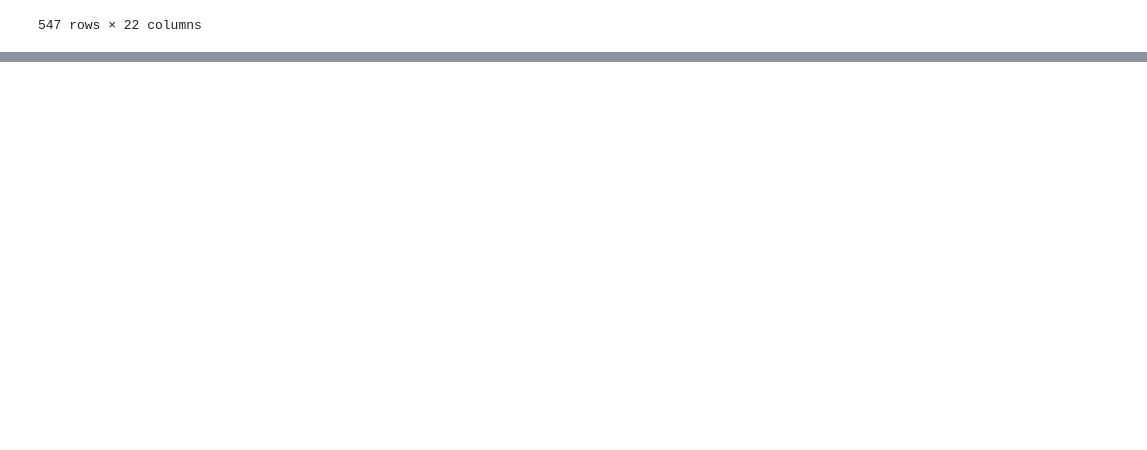
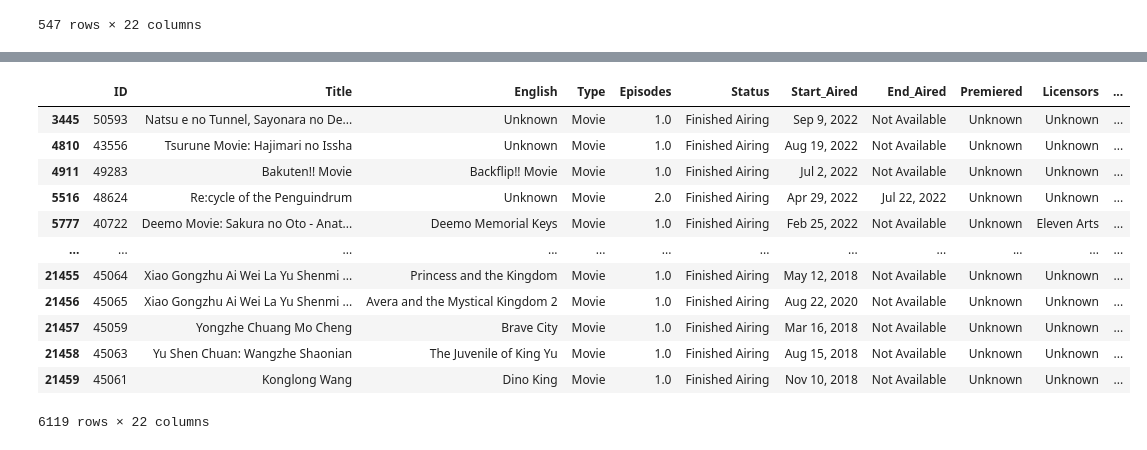
Before and after one commit to Robeliom15/Anime_Top_Ten, a Jupyter notebook: cleaning.ipynb, the cells around one changed output, grey strips where cells are left out. Saved outputs shown, nothing was run; the diff lists cells and outputs as text; code cells hidden in the pictures; blank space fills up the shorter version.

```diff
--- a/cleaning.ipynb
+++ b/cleaning.ipynb
@@ -149,0 +205,2 @@ dtype: int64
+# %%
+a2 = a2.dropna(subset=['Duration_Minutes'])
@@ -149,0 +227,16 @@ dtype: int64
+# %%
+a2.loc[a2.loc[:, "Scored_Users"].isna(), :]
+# %% [output]
+|  | ID | Title | English | Type | Episodes | Status | Start_Aired | End_Aired | Premiered | Licensors | ... |
+| 3445 | 50593 | Natsu e no Tunnel, Sayonara no De... | Unknown | Movie | 1.0 | Finished Airing | Sep 9, 2022 | Not Available | Unknown | Unknown | ... |
+| 4810 | 43556 | Tsurune Movie: Hajimari no Issha | Unknown | Movie | 1.0 | Finished Airing | Aug 19, 2022 | Not Available | Unknown | Unknown | ... |
+| 4911 | 49283 | Bakuten!! Movie | Backflip!! Movie | Movie | 1.0 | Finished Airing | Jul 2, 2022 | Not Available | Unknown | Unknown | ... |
+| 5516 | 48624 | Re:cycle of the Penguindrum | Unknown | Movie | 2.0 | Finished Airing | Apr 29, 2022 | Jul 22, 2022 | Unknown | Unknown | ... |
+| 5777 | 40722 | Deemo Movie: Sakura no Oto - Anat... | Deemo Memorial Keys | Movie | 1.0 | Finished Airing | Feb 25, 2022 | Not Available | Unknown | Eleven Arts | ... |
+| ... | ... | ... | ... | ... | ... | ... | ... | ... | ... | ... | ... |
+| 21455 | 45064 | Xiao Gongzhu Ai Wei La Yu Shenmi ... | Princess and the Kingdom | Movie | 1.0 | Finished Airing | May 12, 2018 | Not Available | Unknown | Unknown | ... |
+| 21456 | 45065 | Xiao Gongzhu Ai Wei La Yu Shenmi ... | Avera and the Mystical Kingdom 2 | Movie | 1.0 | Finished Airing | Aug 22, 2020 | Not Available | Unknown | Unknown | ... |
+| 21457 | 45059 | Yongzhe Chuang Mo Cheng | Brave City | Movie | 1.0 | Finished Airing | Mar 16, 2018 | Not Available | Unknown | Unknown | ... |
+| 21458 | 45063 | Yu Shen Chuan: Wangzhe Shaonian | The Juvenile of King Yu | Movie | 1.0 | Finished Airing | Aug 15, 2018 | Not Available | Unknown | Unknown | ... |
+| 21459 | 45061 | Konglong Wang | Dino King | Movie | 1.0 | Finished Airing | Nov 10, 2018 | Not Available | Unknown | Unknown | ... |
+6119 rows × 22 columns
```
Also changed, not shown: parts of 23 cells of this notebook, 1 other file.
